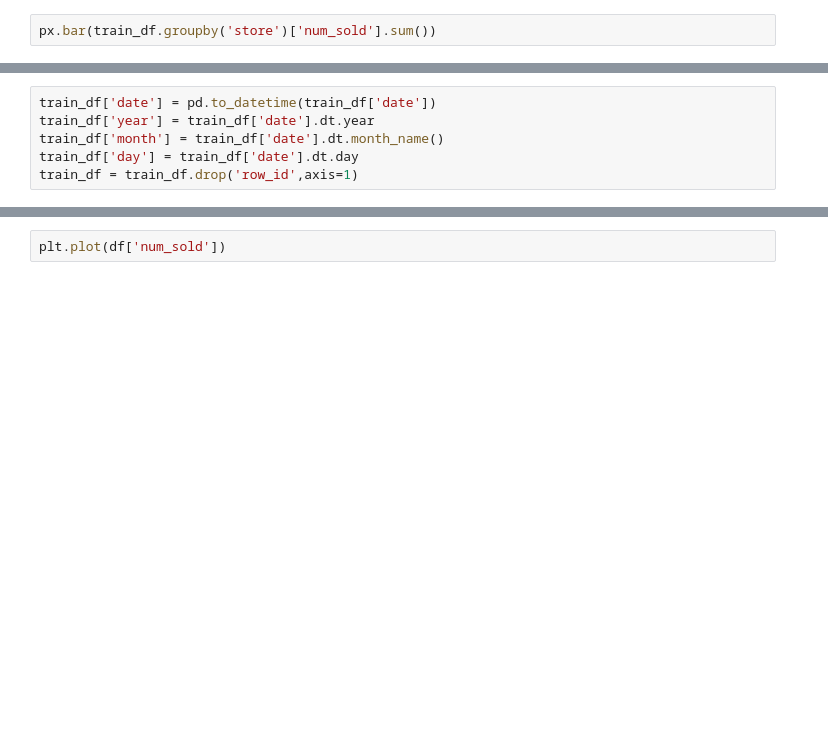
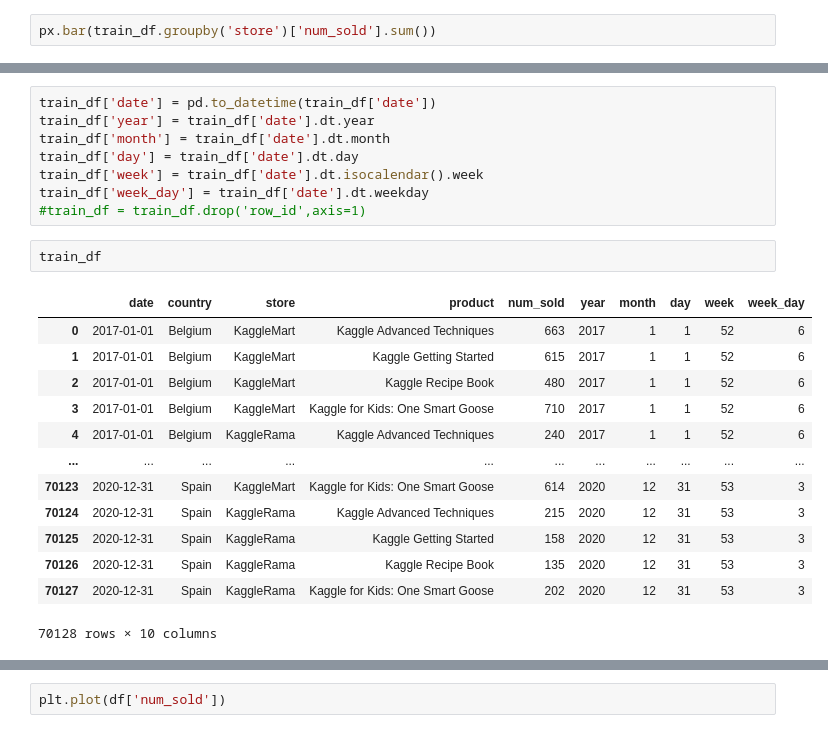
Before and after one commit to black-blip/tabularPlaygroundSep22, a Jupyter notebook: salesprediction.ipynb, the cells around one changed output, grey strips where cells are left out. Saved outputs shown, nothing was run; the diff lists cells and outputs as text; blank space fills up the shorter version.

```diff
--- a/salesprediction.ipynb
+++ b/salesprediction.ipynb
@@ -84,9 +113,27 @@ plt.plot(train_df['num_sold'])
 # %%
 train_df['date'] = pd.to_datetime(train_df['date'])
 train_df['year'] = train_df['date'].dt.year
-train_df['month'] = train_df['date'].dt.month_name()
+train_df['month'] = train_df['date'].dt.month
 train_df['day'] = train_df['date'].dt.day
-train_df = train_df.drop('row_id',axis=1)
+train_df['week'] = train_df['date'].dt.isocalendar().week
+train_df['week_day'] = train_df['date'].dt.weekday
+#train_df = train_df.drop('row_id',axis=1)
+# %%
+train_df
+# %% [output]
+|  | date | country | store | product | num_sold | year | month | day | week | week_day |
+| 0 | 2017-01-01 | Belgium | KaggleMart | Kaggle Advanced Techniques | 663 | 2017 | 1 | 1 | 52 | 6 |
+| 1 | 2017-01-01 | Belgium | KaggleMart | Kaggle Getting Started | 615 | 2017 | 1 | 1 | 52 | 6 |
+| 2 | 2017-01-01 | Belgium | KaggleMart | Kaggle Recipe Book | 480 | 2017 | 1 | 1 | 52 | 6 |
+| 3 | 2017-01-01 | Belgium | KaggleMart | Kaggle for Kids: One Smart Goose | 710 | 2017 | 1 | 1 | 52 | 6 |
+| 4 | 2017-01-01 | Belgium | KaggleRama | Kaggle Advanced Techniques | 240 | 2017 | 1 | 1 | 52 | 6 |
+| ... | ... | ... | ... | ... | ... | ... | ... | ... | ... | ... |
+| 70123 | 2020-12-31 | Spain | KaggleMart | Kaggle for Kids: One Smart Goose | 614 | 2020 | 12 | 31 | 53 | 3 |
+| 70124 | 2020-12-31 | Spain | KaggleRama | Kaggle Advanced Techniques | 215 | 2020 | 12 | 31 | 53 | 3 |
+| 70125 | 2020-12-31 | Spain | KaggleRama | Kaggle Getting Started | 158 | 2020 | 12 | 31 | 53 | 3 |
+| 70126 | 2020-12-31 | Spain | KaggleRama | Kaggle Recipe Book | 135 | 2020 | 12 | 31 | 53 | 3 |
+| 70127 | 2020-12-31 | Spain | KaggleRama | Kaggle for Kids: One Smart Goose | 202 | 2020 | 12 | 31 | 53 | 3 |
+70128 rows × 10 columns
 # %%
 df = train_df.groupby(['year']).mean()
 df
```
Also changed, not shown: parts of 17 cells of this notebook.
